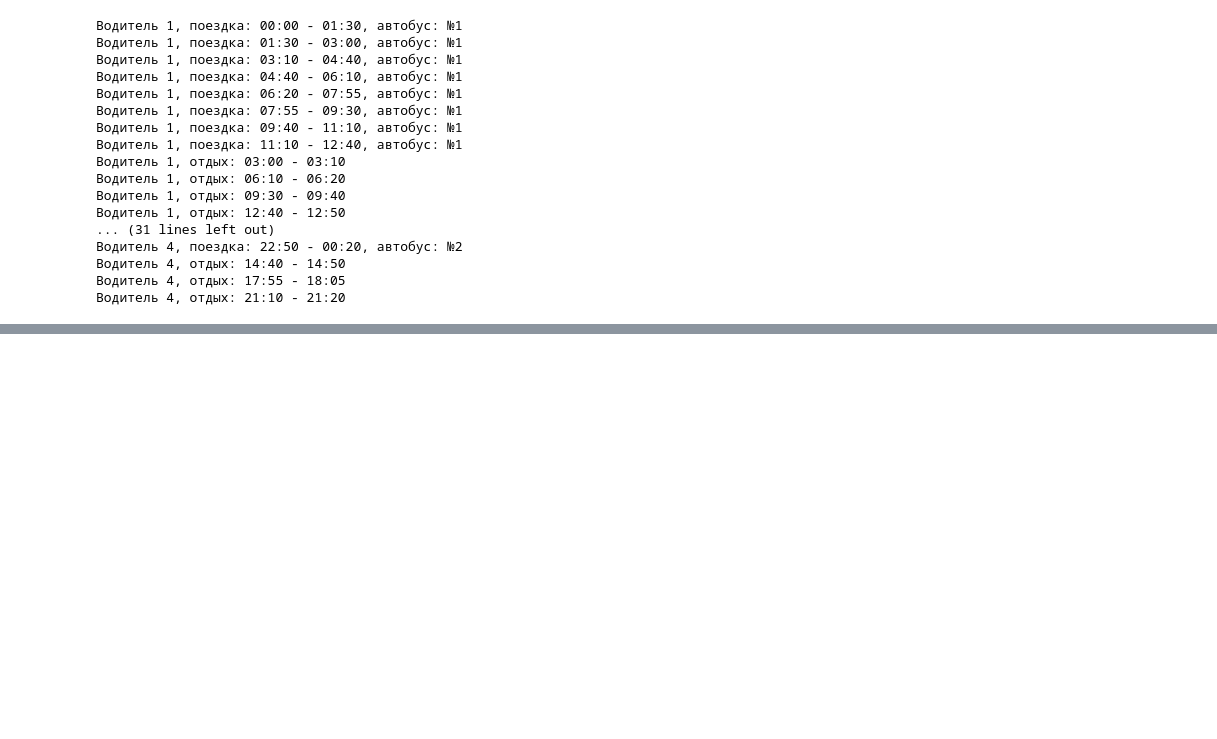
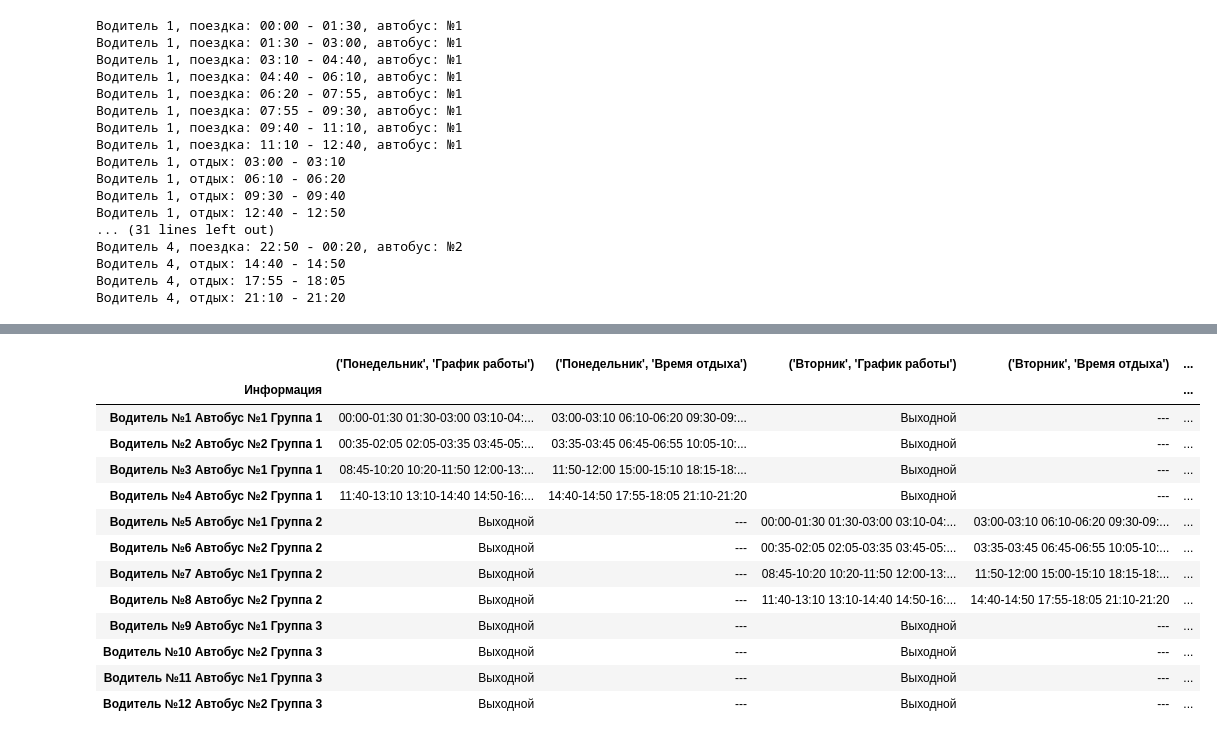
Before and after one commit to Sypoo1/mtuci-DSA-2, a Jupyter notebook: course_work.ipynb, the cells around one changed output, grey strips where cells are left out. Saved outputs shown, nothing was run; the diff lists cells and outputs as text; code cells hidden in the pictures; blank space fills up the shorter version.

Commit message:
add some dependencies and created table

```diff
--- a/course_work.ipynb
+++ b/course_work.ipynb
@@ -199,9 +197,9 @@ drivers = [Driver(id=driver_id, bus_id=(2 if driver_id % 2 == 0 else 1)) for dri
 # Начальные времена старта
 drivers_start_time = {
     1: "00:00",
-    2: "03:00",
-    3: "15:00",
-    4: "18:00"
+    2: "00:00",
+    3: "00:00",
+    4: "00:00"
 }
 
 # Поиск валидного расписания
@@ -234,3 +232,79 @@ else:
 Водитель 4, отдых: 14:40 - 14:50
 Водитель 4, отдых: 17:55 - 18:05
 Водитель 4, отдых: 21:10 - 21:20
+# %%
+import pandas as pd
+
+
+# Создаем 12 водителей (3 группы по 4 водителя)
+all_drivers = []
+for group in range(3):
+    for driver_id in range(1, 5):
+        current_id = driver_id + (group * 4)
+        bus_id = 2 if driver_id % 2 == 0 else 1
+        all_drivers.append(Driver(id=current_id, bus_id=bus_id))
+
+# График работы для каждой группы
+work_schedule = {
+    1: ['Понедельник', 'Четверг', 'Воскресенье'],
+    2: ['Вторник', 'Пятница'],
+    3: ['Среда', 'Суббота']
+}
+
+# Создаем структуру для таблицы
+days = ['Понедельник', 'Вторник', 'Среда', 'Четверг', 'Пятница', 'Суббота', 'Воскресенье']
+columns = pd.MultiIndex.from_product([days, ['График работы', 'Время отдыха']])
+
+# Создаем данные для таблицы
+data = []
+for driver in all_drivers:
+    group_num = (driver.id - 1) // 4 + 1
+
+    # Генерируем расписание для водителя
+    driver.generate_schedule(drivers_start_time[driver.id % 4 if driver.id % 4 != 0 else 4])
+
+    row_data = {}
+
+    # Добавляем информацию о водителе
+    driver_info = f"Водитель №{driver.id}\nАвтобус №{driver.bus_id}\nГруппа {group_num}"
+    row_data['Информация'] = driver_info
+
+    for day in days:
+        if day in work_schedule[group_num]:
+            work_times = [f"{interval.start.strftime('%H:%M')}-{interval.end.strftime('%H:%M')}"
+                         for interval, _ in driver.work_time]
+            rest_times = [f"{interval.start.strftime('%H:%M')}-{interval.end.strftime('%H:%M')}"
+                         for interval in driver.rest_time]
+
+            row_data[(day, 'График работы')] = '\n'.join(work_times)
+            row_data[(day, 'Время отдыха')] = '\n'.join(rest_times)
+        else:
+            row_data[(day, 'График работы')] = 'Выходной'
+            row_data[(day, 'Время отдыха')] = '---'
+
+    data.append(row_data)
+
+# Создаем DataFrame
+df = pd.DataFrame(data)
+df.set_index('Информация', inplace=True)
+
+# Настраиваем отображение
+pd.set_option('display.max_columns', None)
+pd.set_option('display.max_rows', None)
+pd.set_option('display.width', None)
+pd.set_option('display.max_colwidth', None)
+
+# Применяем стили для лучшей читаемости
+styled_df = df.style.set_properties(**{
+    'text-align': 'center',
+    'white-space': 'pre-wrap'
+}).set_table_styles([
+    {'selector': 'th', 'props': [('text-align', 'center')]},
+    {'selector': '', 'props': [('border', '1px solid black')]},
+    {'selector': 'th.col_heading', 'props': [('font-size', '11pt')]},
+    {'selector': 'th.col_heading.level0', 'props': [('font-size', '12pt'), ('background-color', '#f0f0f0')]},
+])
+
+print("\nРасписание работы водителей на неделю:")
+display(styled_df)
+# %% [output]
@@ -236,0 +312,14 @@ else:
+|  | ('Понедельник', 'График работы') | ('Понедельник', 'Время отдыха') | ('Вторник', 'График работы') | ('Вторник', 'Время отдыха') | ... |
+| Информация |  |  |  |  | ... |
+| Водитель №1 Автобус №1 Группа 1 | 00:00-01:30 01:30-03:00 03:10-04:... | 03:00-03:10 06:10-06:20 09:30-09:... | Выходной | --- | ... |
+| Водитель №2 Автобус №2 Группа 1 | 00:35-02:05 02:05-03:35 03:45-05:... | 03:35-03:45 06:45-06:55 10:05-10:... | Выходной | --- | ... |
+| Водитель №3 Автобус №1 Группа 1 | 08:45-10:20 10:20-11:50 12:00-13:... | 11:50-12:00 15:00-15:10 18:15-18:... | Выходной | --- | ... |
+| Водитель №4 Автобус №2 Группа 1 | 11:40-13:10 13:10-14:40 14:50-16:... | 14:40-14:50 17:55-18:05 21:10-21:20 | Выходной | --- | ... |
+| Водитель №5 Автобус №1 Группа 2 | Выходной | --- | 00:00-01:30 01:30-03:00 03:10-04:... | 03:00-03:10 06:10-06:20 09:30-09:... | ... |
+| Водитель №6 Автобус №2 Группа 2 | Выходной | --- | 00:35-02:05 02:05-03:35 03:45-05:... | 03:35-03:45 06:45-06:55 10:05-10:... | ... |
+| Водитель №7 Автобус №1 Группа 2 | Выходной | --- | 08:45-10:20 10:20-11:50 12:00-13:... | 11:50-12:00 15:00-15:10 18:15-18:... | ... |
+| Водитель №8 Автобус №2 Группа 2 | Выходной | --- | 11:40-13:10 13:10-14:40 14:50-16:... | 14:40-14:50 17:55-18:05 21:10-21:20 | ... |
+| Водитель №9 Автобус №1 Группа 3 | Выходной | --- | Выходной | --- | ... |
+| Водитель №10 Автобус №2 Группа 3 | Выходной | --- | Выходной | --- | ... |
+| Водитель №11 Автобус №1 Группа 3 | Выходной | --- | Выходной | --- | ... |
+| Водитель №12 Автобус №2 Группа 3 | Выходной | --- | Выходной | --- | ... |
```
Also changed, not shown: parts of 2 cells of this notebook, 2 other files.
